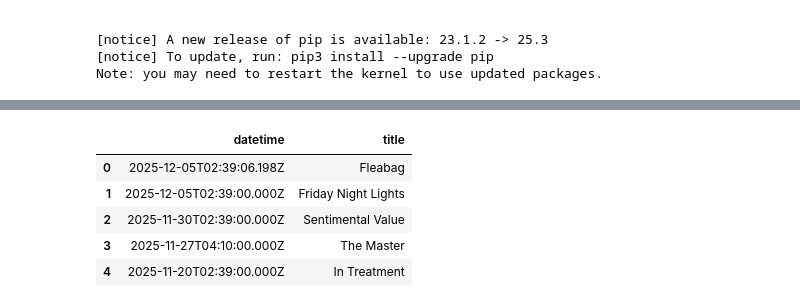
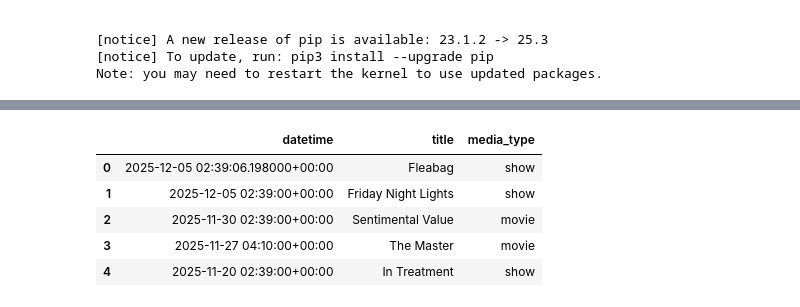
Before and after one commit to wluna01/gatsby-portfolio, a Jupyter notebook: wrapped.ipynb, the cells around one changed output, grey strips where cells are left out. Saved outputs shown, nothing was run; the diff lists cells and outputs as text; code cells hidden in the pictures.

```diff
--- a/wrapped.ipynb
+++ b/wrapped.ipynb
@@ -78,69 +63,67 @@ os.listdir(".")
 # %%
 from project_secrets import READ_TOKEN
 # %%
+import requests
+import pandas as pd
+from urllib.parse import quote
+from project_secrets import READ_TOKEN  # your token
+
 # --- CONFIG ---
 PROJECT_ID = "z417aens"
 DATASET = "production"
+TOKEN = READ_TOKEN
 
-# GROQ query
+# GROQ: latest 2025 session per media (book, movie, show)
 groq = """
 *[
   _type == "media" &&
-  type in ["movie", "show"]
+  type in ["book", "movie", "show"]
 ]{
   "title": title,
+  "media_type": type,
   "EndedAt": *[
     _type == "session" &&
     media._ref == ^._id &&
     startedAt >= "2025-01-01T00:00:00Z" &&
     startedAt <  "2026-01-01T00:00:00Z"
   ] | order(startedAt desc)[0].startedAt
 }
 [defined(EndedAt)]
 | order(EndedAt desc)
 """
 
-groq = """
-*[
-  _type == "media" &&
-  type in ["movie", "show"]
-]{
-  "title": title,
-  "EndedAt": *[
-    _type == "session" &&
-    media._ref == ^._id &&
-    startedAt >= "2025-01-01T00:00:00Z" &&
-    startedAt <  "2026-01-01T00:00:00Z"
-  ] | order(startedAt desc)[0].startedAt
-}
-[defined(EndedAt)]
-| order(EndedAt desc)
-"""
-
+# Build URL
 url = f"https://{PROJECT_ID}.api.sanity.io/v2021-03-25/data/query/{DATASET}?query={quote(groq)}"
 
-headers = {"Authorization": f"Bearer {READ_TOKEN}"} if READ_TOKEN else {}
+# Headers with auth token
+headers = {"Authorization": f"Bearer {TOKEN}"}
 
+# Fetch data
 response = requests.get(url, headers=headers)
-
-# Helpful debug if it still fails
 if not response.ok:
     print("Status:", response.status_code)
     print("Body:", response.text)
     response.raise_for_status()
 
-data = response.json()["result"]
+result = response.json()["result"]
 
+# Build DataFrame with three columns: datetime, title, media_type
 df = pd.DataFrame(
-    {"datetime": [item["EndedAt"] for item in data],
-     "title":    [item["title"]   for item in data]}
+    {
+        "datetime":   [item["EndedAt"]    for item in result],
+        "title":      [item["title"]      for item in result],
+        "media_type": [item["media_type"] for item in result],
+    }
 )
 
+# Optional: convert to proper datetimes
+df["datetime"] = pd.to_datetime(df["datetime"])
+
 df.head()
 # %% [output]
-|  | datetime | title |
-| 0 | 2025-12-05T02:39:06.198Z | Fleabag |
-| 1 | 2025-12-05T02:39:00.000Z | Friday Night Lights |
-| 2 | 2025-11-30T02:39:00.000Z | Sentimental Value |
-| 3 | 2025-11-27T04:10:00.000Z | The Master |
-| 4 | 2025-11-20T02:39:00.000Z | In Treatment |
+|  | datetime | title | media_type |
+| 0 | 2025-12-05 02:39:06.198000+00:00 | Fleabag | show |
+| 1 | 2025-12-05 02:39:00+00:00 | Friday Night Lights | show |
+| 2 | 2025-11-30 02:39:00+00:00 | Sentimental Value | movie |
+| 3 | 2025-11-27 04:10:00+00:00 | The Master | movie |
+| 4 | 2025-11-20 02:39:00+00:00 | In Treatment | show |
```
Also changed, not shown: parts of 12 cells of this notebook.
